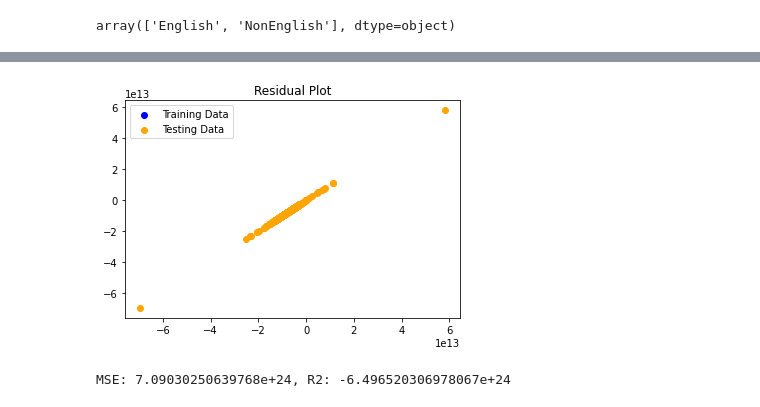
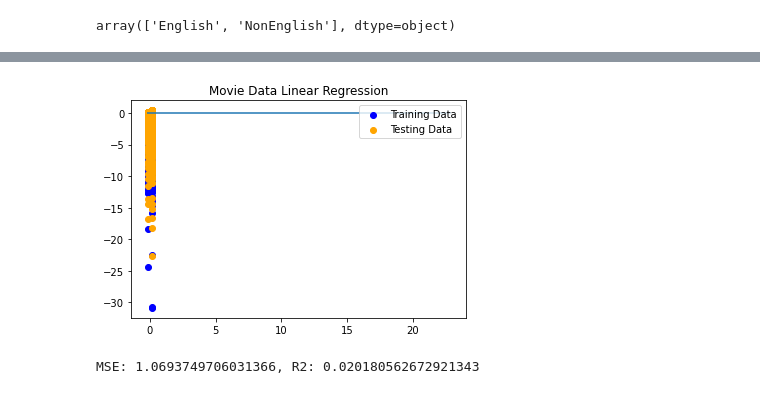
Before and after one commit to eliot1335/Final-Project, a Jupyter notebook: ML_Cora.ipynb, the cells around one changed output, grey strips where cells are left out. Drawn from its saved outputs; the diff is of its cells as text; code cells hidden in the pictures.

Commit message:
linear regression

```diff
--- a/ML_Cora.ipynb
+++ b/ML_Cora.ipynb
@@ -70,7 +77,8 @@ print(ml_movies)
 
 [30856 rows x 3 columns]
 # %%
-X=ml_movies[["country", "language"]]
+#Set up definition for X and y and reshape the data
+X=ml_movies[["language"]]
 y=ml_movies["world_gross_income"].values.reshape(-1,1)
 print(X,y)
 # %% [output]
@@ -131,18 +142,20 @@ X_test_scaled = X_scaler.transform(X_test)
 y_train_scaled = y_scaler.transform(y_train)
 y_test_scaled = y_scaler.transform(y_test)
 # %%
+#Create Linear Regression Model
 from sklearn.linear_model import LinearRegression
 model = LinearRegression()
 model.fit(X_train_scaled, y_train_scaled)
 plt.scatter(model.predict(X_train_scaled), model.predict(X_train_scaled) - y_train_scaled, c="blue", label="Training Data")
 plt.scatter(model.predict(X_test_scaled), model.predict(X_test_scaled) - y_test_scaled, c="orange", label="Testing Data")
 plt.legend()
 plt.hlines(y=0, xmin=y_test_scaled.min(), xmax=y_test_scaled.max())
-plt.title("Residual Plot")
+plt.title("Movie Data Linear Regression")
 plt.show()
 # %% [output]
-[figure, old version]
+[figure, new version]
 # %%
+#Calculate MSE and R2
 from sklearn.metrics import mean_squared_error
 
 predictions = model.predict(X_test_scaled)
@@ -151,4 +164,4 @@ r2 = model.score(X_test_scaled, y_test_scaled)
 
 print(f"MSE: {MSE}, R2: {r2}")
 # %% [output]
-MSE: 7.09030250639768e+24, R2: -6.496520306978067e+24
+MSE: 1.0693749706031366, R2: 0.020180562672921343
```
Also changed, not shown: parts of 16 cells of this notebook.
